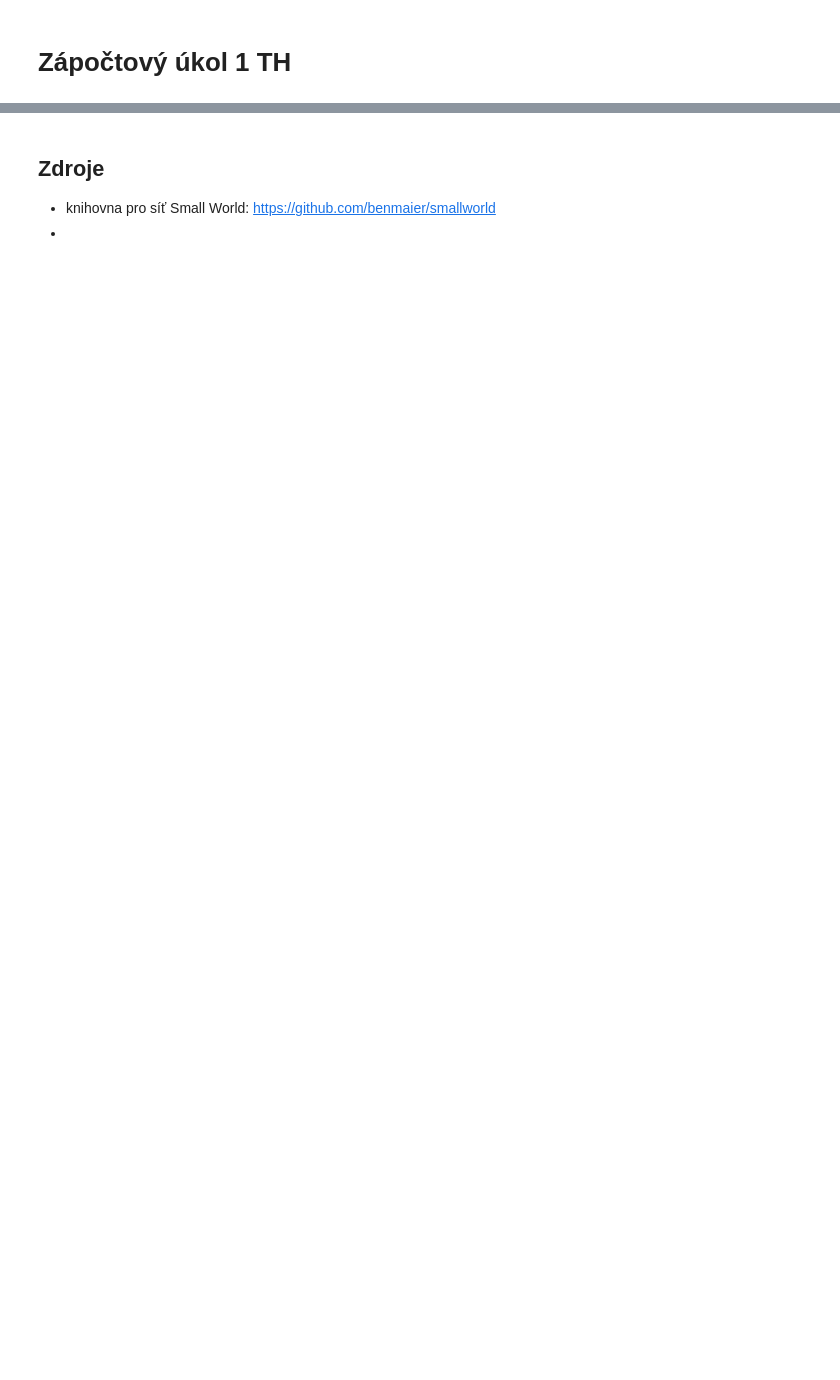
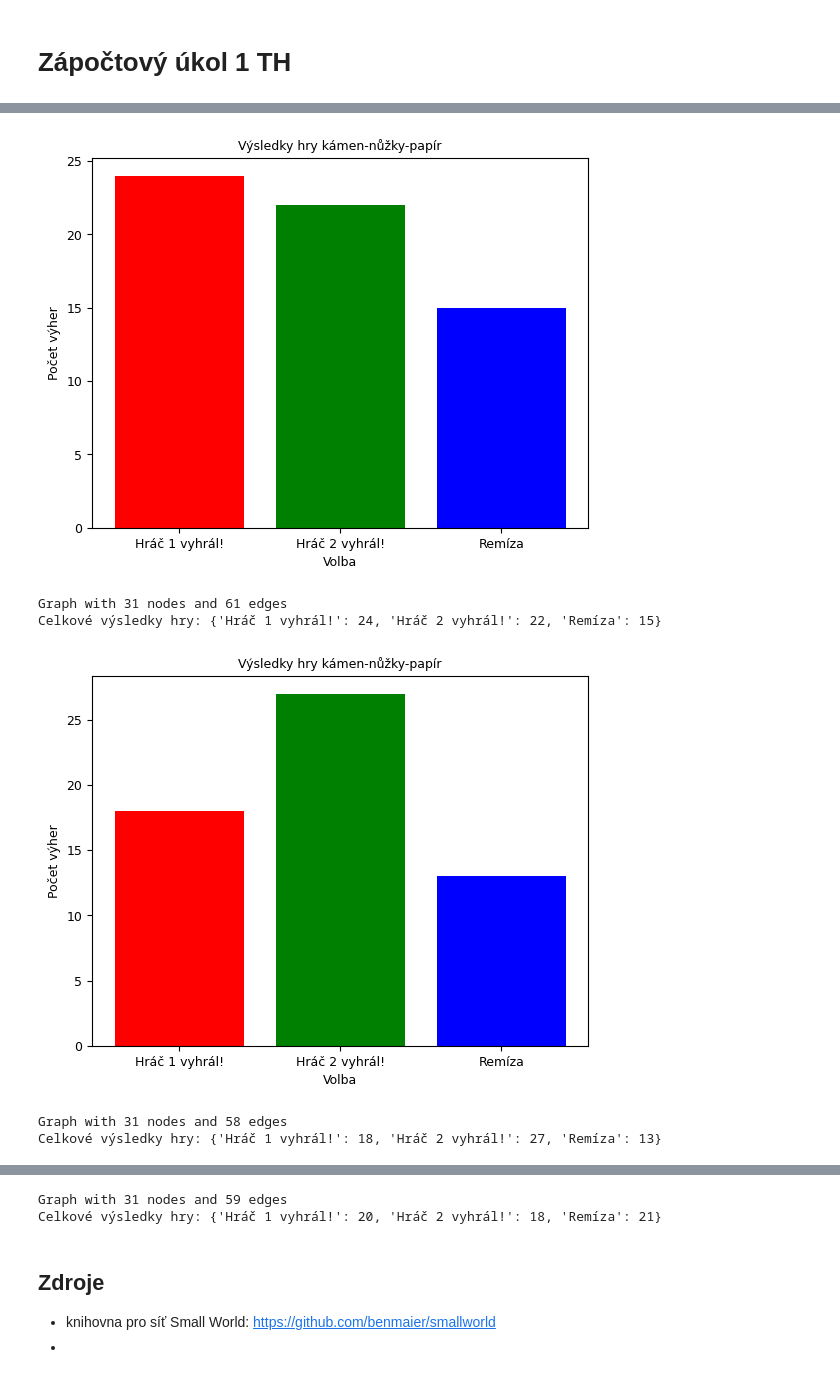
Before and after one commit to bourama1/TH1zp, a Jupyter notebook: TH1zp.ipynb, the cells around one changed output, grey strips where cells are left out. Saved outputs shown, nothing was run; the diff lists cells and outputs as text; code cells hidden in the pictures; blank space fills up the shorter version.

```diff
--- a/TH1zp.ipynb
+++ b/TH1zp.ipynb
@@ -70,0 +145,28 @@ Průměrná vzdálenost mezi dvěma body: 2.7978494623655914
+# %%
+def visualize_results(results, G):
+  # Seznam možných voleb
+  choices = list(results.keys())
+
+  # Počty výher pro každou možnou volbu
+  wins = [results[choice] for choice in choices]
+
+  # Vykreslení grafu
+  plt.bar(choices, wins, color=['red', 'green', 'blue'])
+  plt.xlabel('Volba')
+  plt.ylabel('Počet výher')
+  plt.title('Výsledky hry kámen-nůžky-papír')
+  plt.show()
+
+  print(G)
+  print("Celkové výsledky hry:", results)
+# %%
+visualize_results(resultsSW, SW)
+visualize_results(resultsPA, PA)
+visualize_results(resultsRN, RN)
+# %% [output]
+[figure, added]
+Graph with 31 nodes and 61 edges
+Celkové výsledky hry: {'Hráč 1 vyhrál!': 24, 'Hráč 2 vyhrál!': 22, 'Remíza': 15}
+[figure, added]
+Graph with 31 nodes and 58 edges
+Celkové výsledky hry: {'Hráč 1 vyhrál!': 18, 'Hráč 2 vyhrál!': 27, 'Remíza': 13}
@@ -71,3 +174,5 @@ Průměrná vzdálenost mezi dvěma body: 2.7978494623655914
+Graph with 31 nodes and 59 edges
+Celkové výsledky hry: {'Hráč 1 vyhrál!': 20, 'Hráč 2 vyhrál!': 18, 'Remíza': 21}
 # %% [markdown]
 ## Zdroje
 * knihovna pro síť Small World: https://github.com/benmaier/smallworld
```
Also changed, not shown: parts of 16 cells of this notebook.
